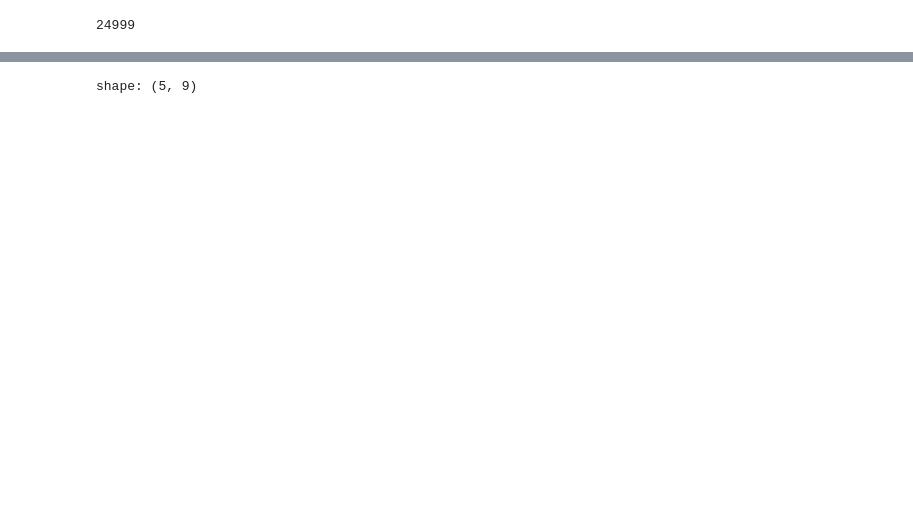
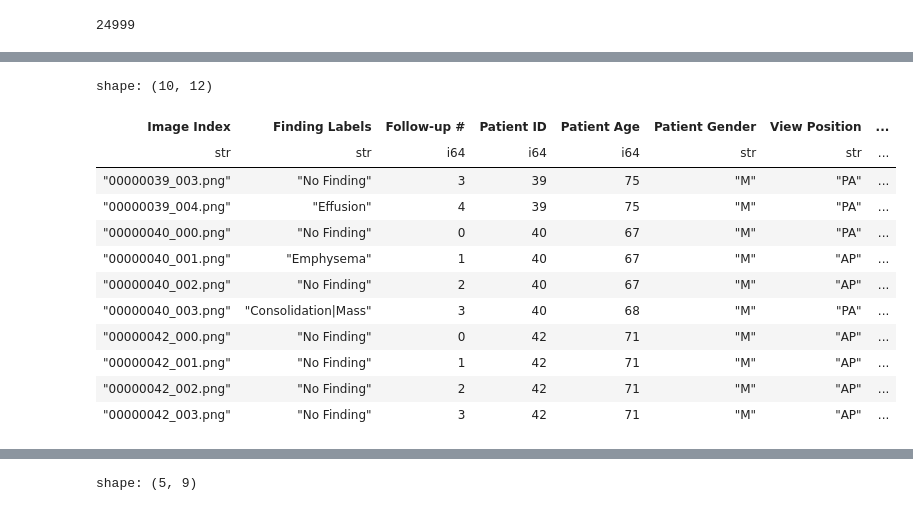
Before and after one commit to yomisosanya/diffusion-model-unet, a Jupyter notebook: unet_03.ipynb, the cells around one changed output, grey strips where cells are left out. Cells and saved outputs as stored; diff of their text form; code cells hidden in the pictures; blank space fills up the shorter version.

```diff
--- a/unet_03.ipynb
+++ b/unet_03.ipynb
@@ -18,0 +93,16 @@ len(dirs)
+# %%
+train_corpus[77:87]
+# %% [output]
+shape: (10, 12)
+| Image Index | Finding Labels | Follow-up # | Patient ID | Patient Age | Patient Gender | View Position | ... |
+| str | str | i64 | i64 | i64 | str | str | ... |
+| "00000039_003.png" | "No Finding" | 3 | 39 | 75 | "M" | "PA" | ... |
+| "00000039_004.png" | "Effusion" | 4 | 39 | 75 | "M" | "PA" | ... |
+| "00000040_000.png" | "No Finding" | 0 | 40 | 67 | "M" | "PA" | ... |
+| "00000040_001.png" | "Emphysema" | 1 | 40 | 67 | "M" | "AP" | ... |
+| "00000040_002.png" | "No Finding" | 2 | 40 | 67 | "M" | "AP" | ... |
+| "00000040_003.png" | "Consolidation|Mass" | 3 | 40 | 68 | "M" | "PA" | ... |
+| "00000042_000.png" | "No Finding" | 0 | 42 | 71 | "M" | "AP" | ... |
+| "00000042_001.png" | "No Finding" | 1 | 42 | 71 | "M" | "AP" | ... |
+| "00000042_002.png" | "No Finding" | 2 | 42 | 71 | "M" | "AP" | ... |
+| "00000042_003.png" | "No Finding" | 3 | 42 | 71 | "M" | "AP" | ... |
```
Also changed, not shown: parts of 13 cells of this notebook, 2 other files.
